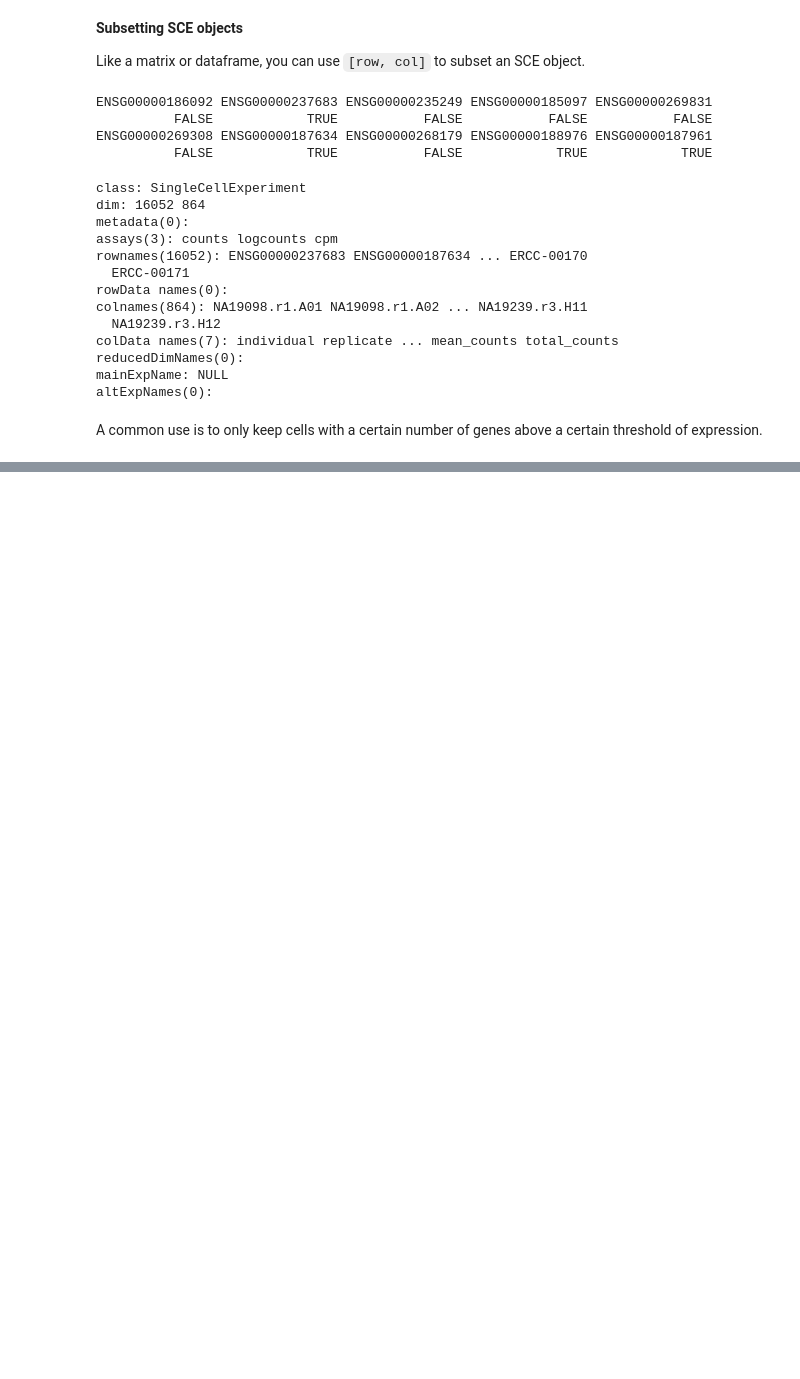
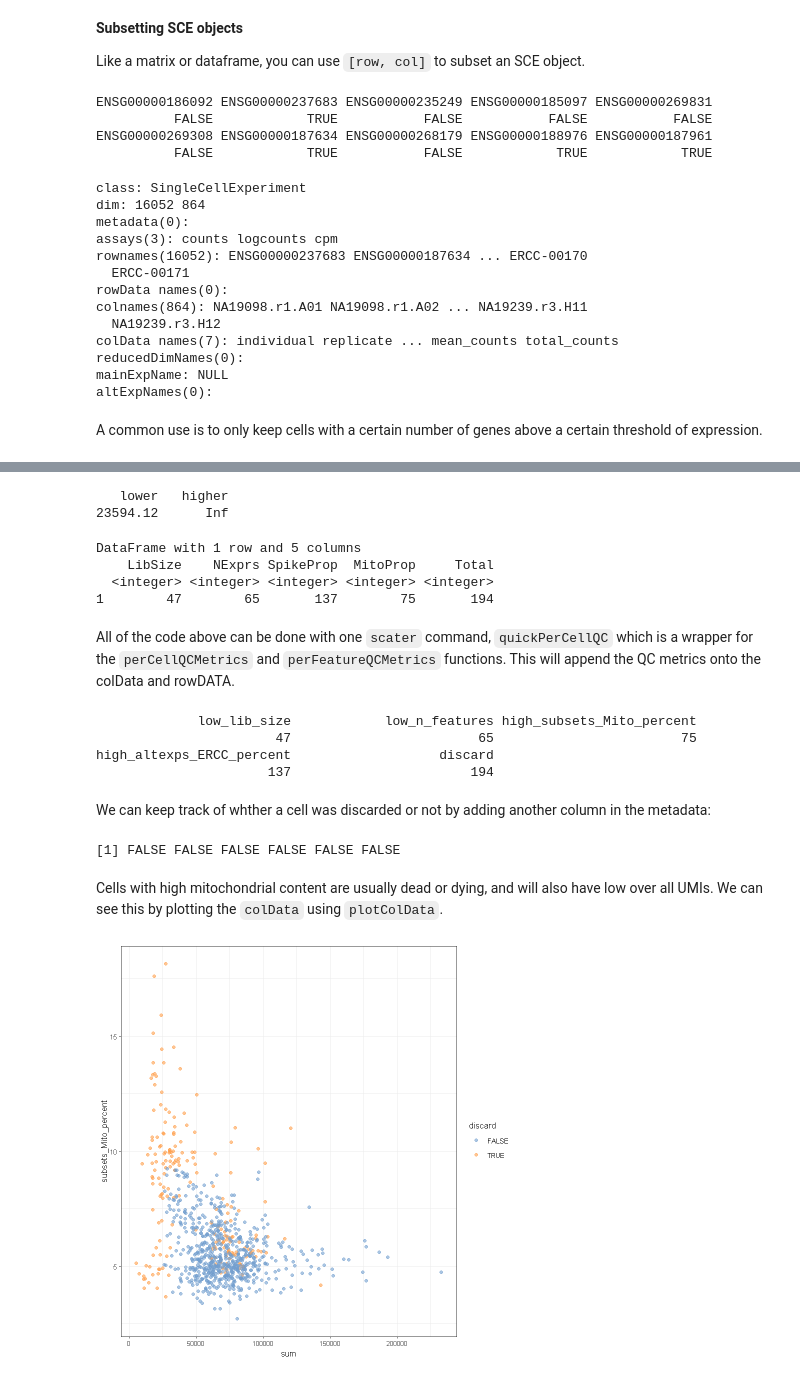
Before and after one commit to Emily-Amies/scRNA-seq, a Jupyter notebook: scRNA-seq_notes.ipynb, the cells around one changed output, grey strips where cells are left out. Saved outputs shown, nothing was run; the diff lists cells and outputs as text; code cells hidden in the pictures; blank space fills up the shorter version.

```diff
--- a/scRNA-seq_notes.ipynb
+++ b/scRNA-seq_notes.ipynb
@@ -745,0 +772,46 @@ abline(v = 7000, col = "red")
+# %%
+# part of the scater package
+# returns a logical vector with TRUE or FALSE depending on whether it is an outlier based on MAD
+# log = TRUE means that the metric will be transformed to the log10 scale before calculating the MAD
+
+qc.lib2 <- isOutlier(sce_cell$sum, log=TRUE, type="lower")
+attr(qc.lib2, "thresholds") # the value is stored in the attribute 'thresholds' - the attr function retrieves this
+# %% [output]
+   lower   higher
+23594.12      Inf
+# %%
+qc.nexprs2 <- isOutlier(sce_cell$detected, log=TRUE, type="lower")
+qc.spike2 <- isOutlier(sce_cell$altexps_ERCC_percent, type="higher")
+qc.mito2 <- isOutlier(sce_cell$subsets_Mito_percent, type="higher")
+
+discard2 <- qc.lib2 | qc.nexprs2 | qc.spike2 | qc.mito2
+DataFrame(LibSize=sum(qc.lib2), NExprs=sum(qc.nexprs2), SpikeProp=sum(qc.spike2), MitoProp=sum(qc.mito2), Total=sum(discard2))
+# %% [output]
+DataFrame with 1 row and 5 columns
+    LibSize    NExprs SpikeProp  MitoProp     Total
+  <integer> <integer> <integer> <integer> <integer>
+1        47        65       137        75       194
+# %% [markdown]
+All of the code above can be done with one `scater` command, `quickPerCellQC` which is a wrapper for the `perCellQCMetrics` and `perFeatureQCMetrics` functions. This will append the QC metrics onto the colData and rowDATA.
+# %%
+# The sub.fields argument selects which perCellQCMetrics we are looking for outliers for
+reasons <- quickPerCellQC(sce_cell, sub.fields=c("subsets_Mito_percent", "altexps_ERCC_percent"))
+colSums(as.matrix(reasons))
+# %% [output]
+             low_lib_size            low_n_features high_subsets_Mito_percent
+                       47                        65                        75
+high_altexps_ERCC_percent                   discard
+                      137                       194
+# %% [markdown]
+We can keep track of whther a cell was discarded or not by adding another column in the metadata:
+# %%
+sce$discard <- reasons$discard
+head(sce$discard)
+# %% [output]
+[1] FALSE FALSE FALSE FALSE FALSE FALSE
+# %% [markdown]
+Cells with high mitochondrial content are usually dead or dying, and will also have low over all UMIs. We can see this by plotting the `colData` using `plotColData`.
+# %%
+plotColData(sce, x="sum", y="subsets_Mito_percent", colour_by="discard")
+# %% [output]
+[figure, added]
```
Also changed, not shown: parts of 129 cells of this notebook.
